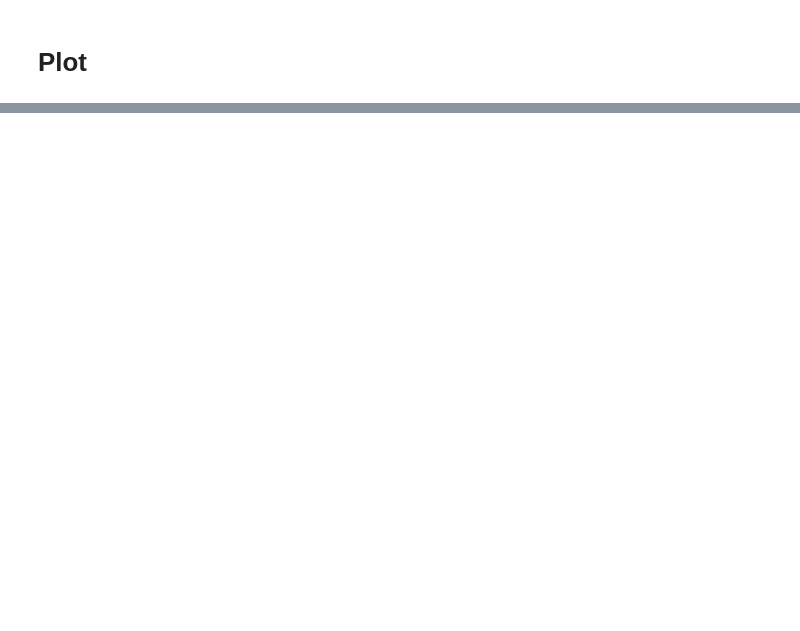
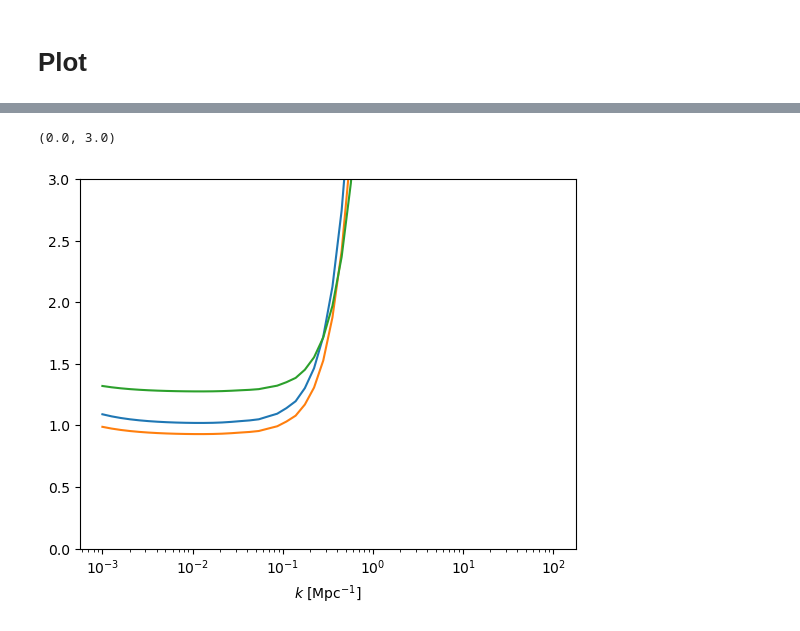
Before and after one commit to llinke1/G3LHalo_python, a Jupyter notebook: exampleNotebooks/examplePowerspectrum.ipynb, the cells around one changed output, grey strips where cells are left out. Drawn from its saved outputs; the diff is of its cells as text; code cells hidden in the pictures; blank space fills up the shorter version.

```diff
--- a/exampleNotebooks/examplePowerspectrum.ipynb
+++ b/exampleNotebooks/examplePowerspectrum.ipynb
@@ -142,0 +134,14 @@ axes.set_ylim(5e-3, 5e5)
+# %%
+fig, axes=plt.subplots()
+axes.semilogx(ks, Pk_ss/Pk_lin, color='C0', label='matter-matter')
+
+axes.semilogx(ks, Pk_sl/Pk_lin, color='C1', label='galaxy-matter')
+
+axes.semilogx(ks, Pk_ll/Pk_lin, color='C2', label='galaxy-galaxy')
+
+
+plt.xlabel(r'$k$ [Mpc$^{-1}$]')
+plt.ylim(0, 3)
+# %% [output]
+(0.0, 3.0)
+[figure, added]
```
Also changed, not shown: parts of 5 cells of this notebook, 2 other files.
